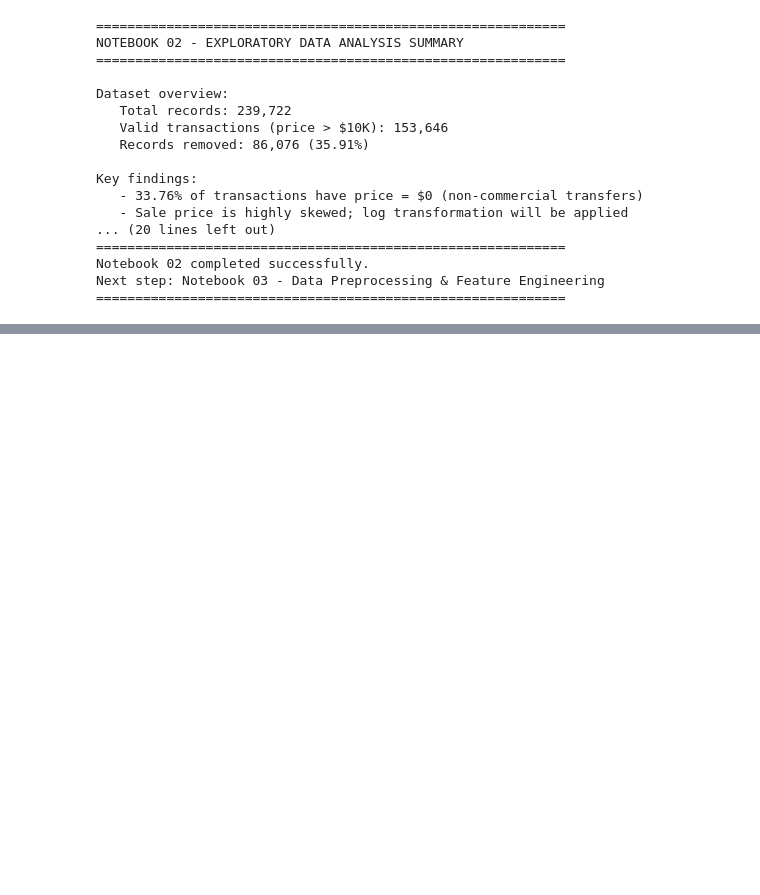
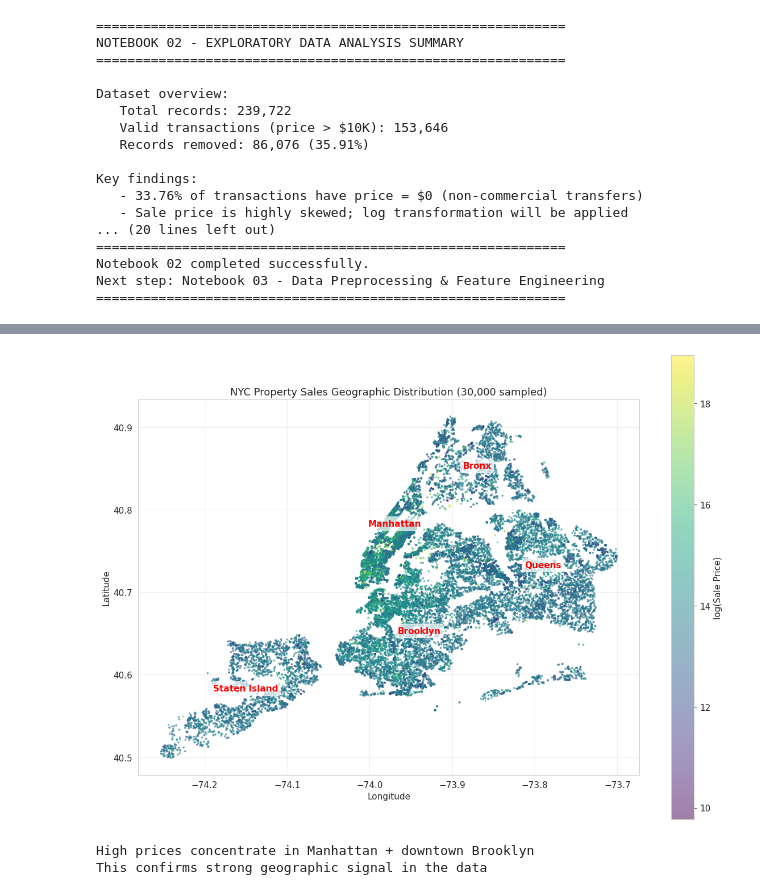
Before and after one commit to alexandrumoldovan1/housing-prices-ml, a Jupyter notebook: notebooks/02_eda.ipynb, the cells around one changed output, grey strips where cells are left out. Saved outputs shown, nothing was run; the diff lists cells and outputs as text; code cells hidden in the pictures; blank space fills up the shorter version.

```diff
--- a/notebooks/02_eda.ipynb
+++ b/notebooks/02_eda.ipynb
@@ -405,0 +545,51 @@ Next step: Notebook 03 - Data Preprocessing & Feature Engineering
+# %%
+# ============================================
+# Geographic Distribution: Price Heatmap
+# ============================================
+# Sample for performance (153K points too many for clean scatter)
+sample_size = 30000
+df_geo = df_v2.sample(n=sample_size, random_state=42).copy()
+
+# Use log-transformed price for color scale (already in df_v2)
+df_geo['log_price'] = df_geo['log_sale_price']
+
+fig, ax = plt.subplots(figsize=(12, 12))
+
+scatter = ax.scatter(df_geo['longitude'], df_geo['latitude'],
+                      c=df_geo['log_price'],
+                      cmap='viridis',
+                      s=3, alpha=0.5)
+
+cbar = plt.colorbar(scatter, ax=ax, shrink=0.7)
+cbar.set_label('log(Sale Price)', fontsize=11)
+
+ax.set_title(f'NYC Property Sales Geographic Distribution ({sample_size:,} sampled)',
+             fontsize=13)
+ax.set_xlabel('Longitude')
+ax.set_ylabel('Latitude')
+ax.set_aspect('equal')
+ax.grid(True, alpha=0.3)
+
+# Add borough labels (approximate centroids)
+borough_centroids = {
+    'Manhattan': (-73.97, 40.78),
+    'Bronx': (-73.87, 40.85),
+    'Brooklyn': (-73.94, 40.65),
+    'Queens': (-73.79, 40.73),
+    'Staten Island': (-74.15, 40.58),
+}
+for name, (lon, lat) in borough_centroids.items():
+    ax.annotate(name, (lon, lat), fontsize=11, fontweight='bold',
+                ha='center', color='red',
+                bbox=dict(boxstyle='round,pad=0.3', facecolor='white', alpha=0.7))
+
+plt.tight_layout()
+plt.savefig(f'{OUTPUTS_PATH}/nyc_geographic_distribution.png', dpi=150, bbox_inches='tight')
+plt.show()
+
+print("\nHigh prices concentrate in Manhattan + downtown Brooklyn")
+print("This confirms strong geographic signal in the data")
+# %% [output]
+[figure, added]
+High prices concentrate in Manhattan + downtown Brooklyn
+This confirms strong geographic signal in the data
```
Also changed, not shown: parts of 6 cells of this notebook.
